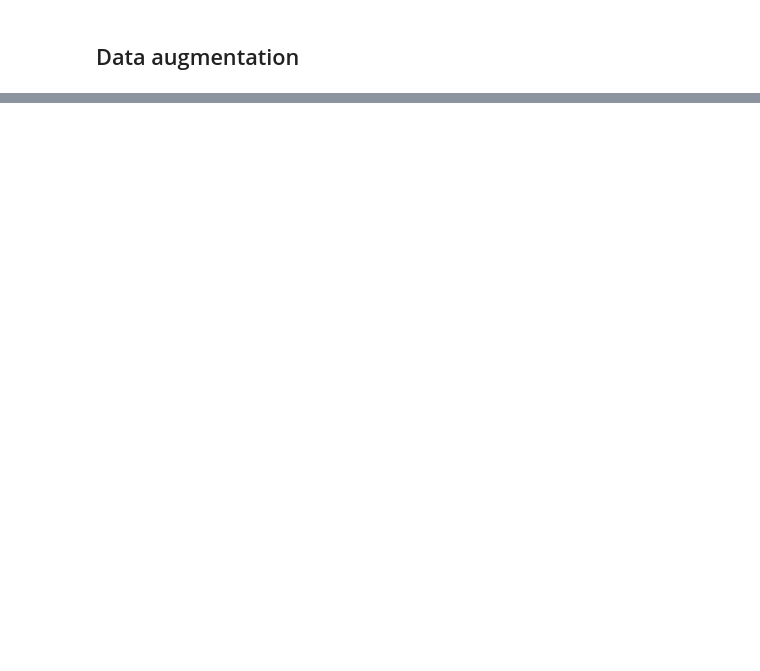
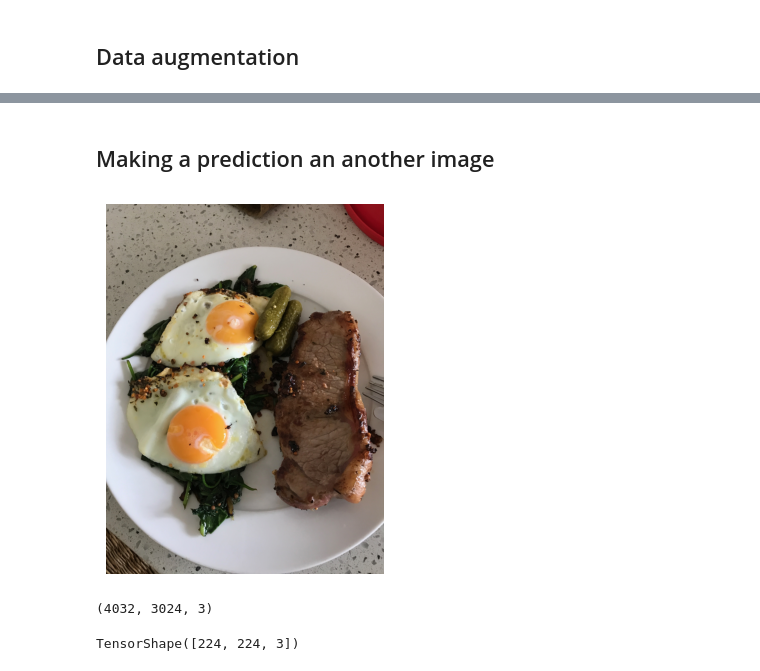
Before and after one commit to vinhpeters/tf-exam, a Jupyter notebook: 03_CNN.ipynb, the cells around one changed output, grey strips where cells are left out. Saved outputs shown, nothing was run; the diff lists cells and outputs as text; code cells hidden in the pictures; blank space fills up the shorter version.

```diff
--- a/03_CNN.ipynb
+++ b/03_CNN.ipynb
@@ -310,0 +508,2 @@ history_8 = model_8.fit(train_data_augmented, epochs=5, steps_per_epoch=len(trai
+# %% [markdown]
+## Making a prediction an another image
@@ -310,0 +512,10 @@ history_8 = model_8.fit(train_data_augmented, epochs=5, steps_per_epoch=len(trai
+# %%
+steak = mpimg.imread('03-steak.jpeg')
+plt.imshow(steak)
+plt.axis(False);
+# %% [output]
+[figure, added]
+# %%
+steak.shape
+# %% [output]
+(4032, 3024, 3)
@@ -310,0 +536,4 @@ history_8 = model_8.fit(train_data_augmented, epochs=5, steps_per_epoch=len(trai
+# %%
+steak.shape
+# %% [output]
+TensorShape([224, 224, 3])
```
Also changed, not shown: parts of 66 cells of this notebook.
